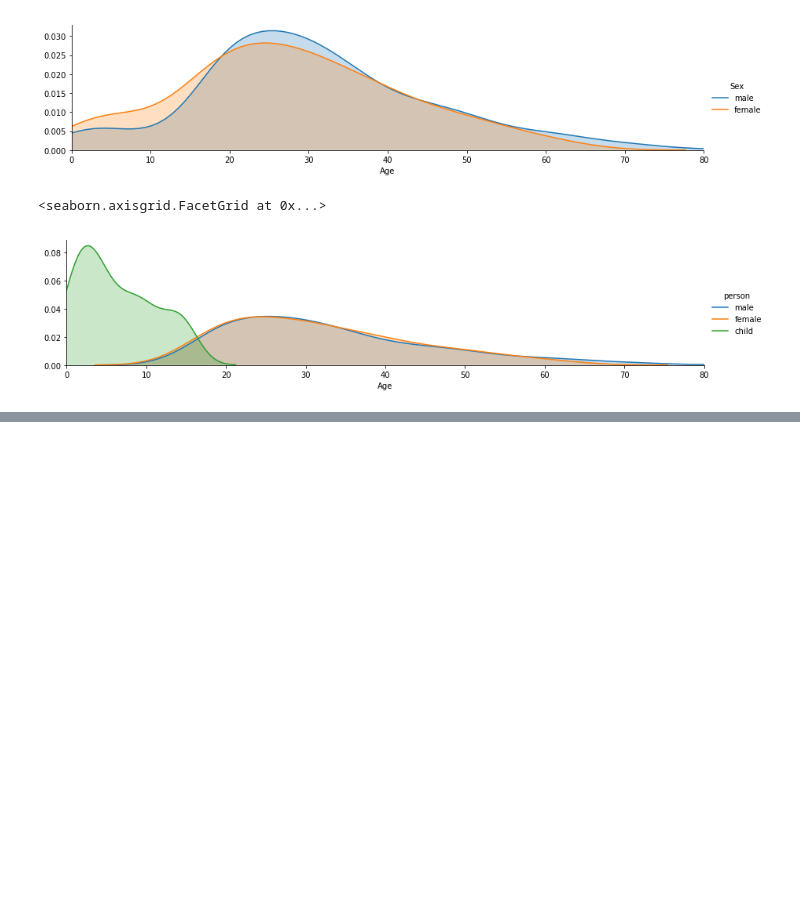
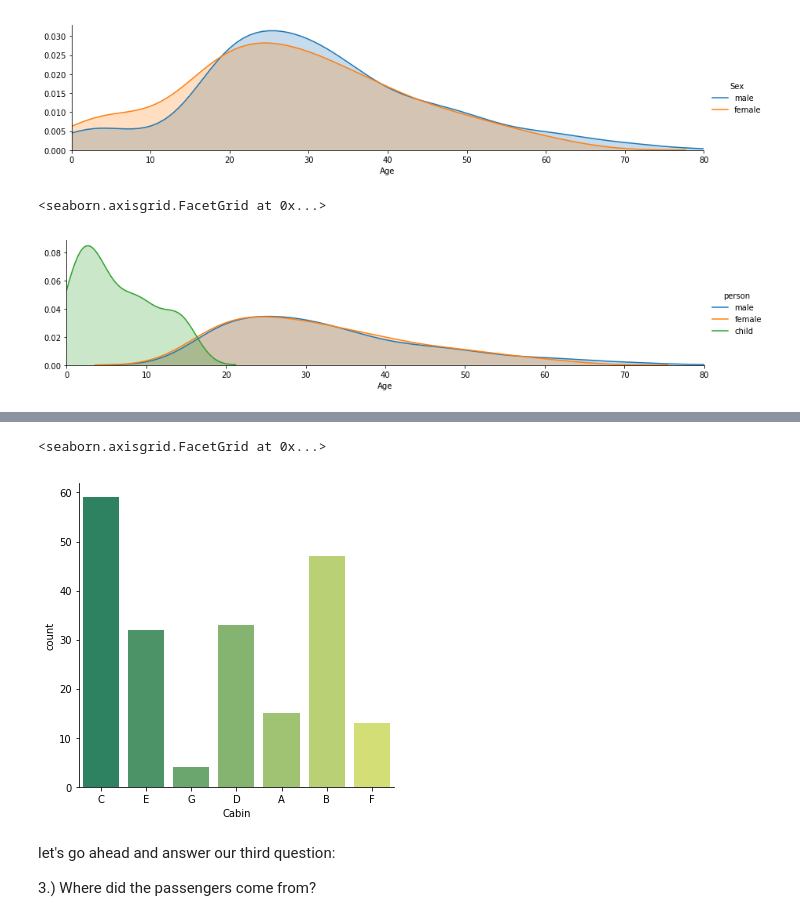
Before and after one commit to rohailkhan/titanic_more, a Jupyter notebook: Titanic analysis.ipynb, the cells around one changed output, grey strips where cells are left out. Cells and saved outputs as stored; diff of their text form; code cells hidden in the pictures; blank space fills up the shorter version.

```diff
--- a/Titanic analysis.ipynb
+++ b/Titanic analysis.ipynb
@@ -155,0 +211,10 @@ fig.map(sns.kdeplot,'Age',shade=True)
+# %%
+cabin_df=cabin_df[cabin_df.Cabin!='T']
+sns.catplot('Cabin',data=cabin_df,kind='count',palette='summer')
+# %% [output]
+<seaborn.axisgrid.FacetGrid at 0x...>
+[figure, added]
+# %% [markdown]
+let's go ahead and answer our third question:
+
+3.) Where did the passengers come from?
```
Also changed, not shown: parts of 15 cells of this notebook.
